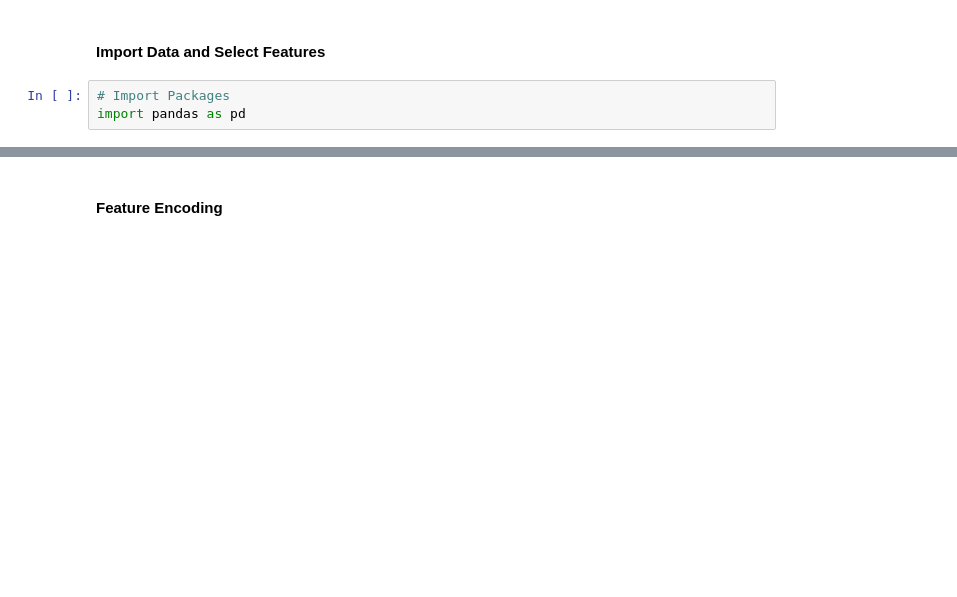
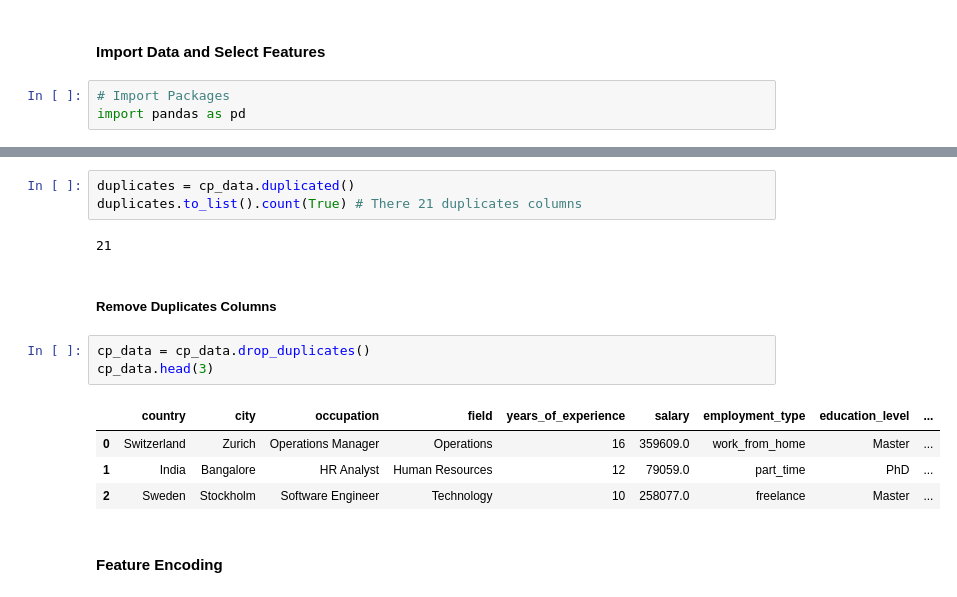
Before and after one commit to KaraniAbdellah/Job_Market, a Jupyter notebook: model_random_forset.ipynb, the cells around one changed output, grey strips where cells are left out. Drawn from its saved outputs; the diff is of its cells as text; blank space fills up the shorter version.

```diff
--- a/model_random_forset.ipynb
+++ b/model_random_forset.ipynb
@@ -37,6 +37,21 @@ cp_data.head(4)
 | 1 | India | Bangalore | HR Analyst | Human Resources | 12 | 79059.0 | part_time | PhD | ... |
 | 2 | Sweden | Stockholm | Software Engineer | Technology | 10 | 258077.0 | freelance | Master | ... |
 | 3 | South Korea | Seoul | Operations Manager | Operations | 7 | 252282.0 | part_time | Master | ... |
+# %%
+duplicates = cp_data.duplicated()
+duplicates.to_list().count(True) # There 21 duplicates columns
+# %% [output]
+21
+# %% [markdown]
+##### Remove Duplicates Columns
+# %%
+cp_data = cp_data.drop_duplicates()
+cp_data.head(3)
+# %% [output]
+|  | country | city | occupation | field | years_of_experience | salary | employment_type | education_level | ... |
+| 0 | Switzerland | Zurich | Operations Manager | Operations | 16 | 359609.0 | work_from_home | Master | ... |
+| 1 | India | Bangalore | HR Analyst | Human Resources | 12 | 79059.0 | part_time | PhD | ... |
+| 2 | Sweden | Stockholm | Software Engineer | Technology | 10 | 258077.0 | freelance | Master | ... |
 # %% [markdown]
 #### Feature Encoding
 # %%
```
Also changed, not shown: parts of 14 cells of this notebook.
